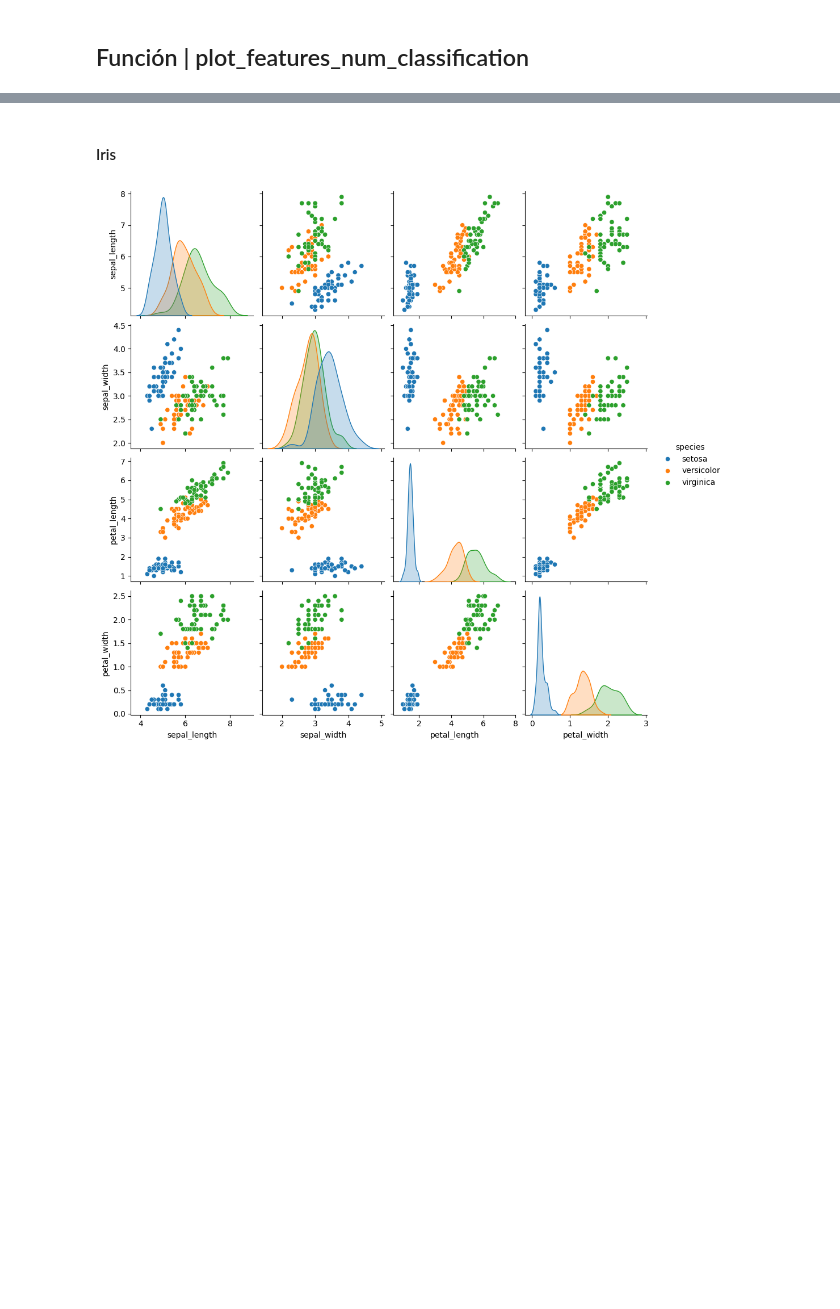
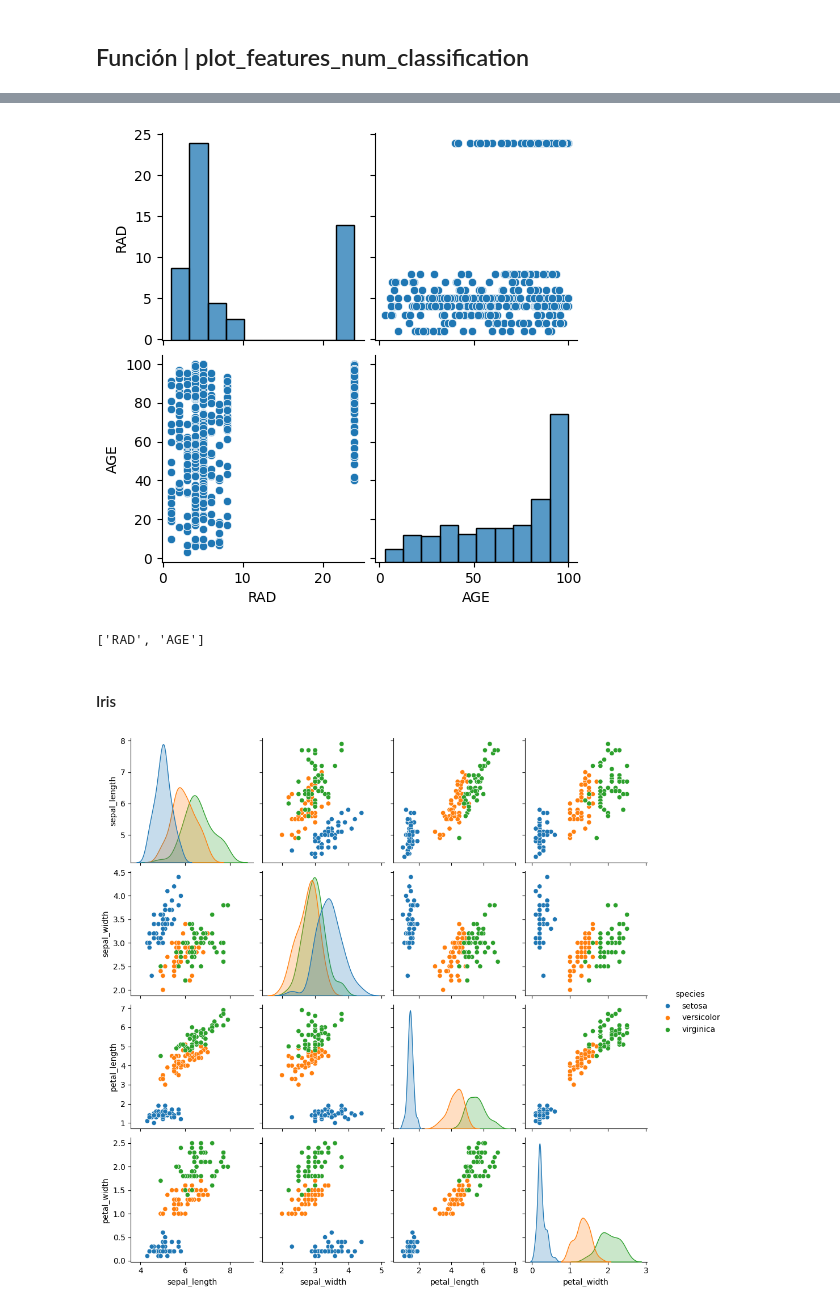
Before and after one commit to marosor/ML_Toolbox, a Jupyter notebook: Toolbox_ML_II_prueba/Final_Prueba/Toolbox_Inputs_II.ipynb, the cells around one changed output, grey strips where cells are left out. Saved outputs shown, nothing was run; the diff lists cells and outputs as text; code cells hidden in the pictures; blank space fills up the shorter version.

```diff
--- a/Toolbox_ML_II_prueba/Final_Prueba/Toolbox_Inputs_II.ipynb
+++ b/Toolbox_ML_II_prueba/Final_Prueba/Toolbox_Inputs_II.ipynb
@@ -136,3 +199,8 @@ get_features_num_classification(titanic, target_col = "alive")
+# %%
+plot_features_num_classification(boston, columns = ["RAD", "AGE"])
+# %% [output]
+[figure, added]
+['RAD', 'AGE']
 # %% [markdown]
 #### Iris
 # %%
```
Also changed, not shown: parts of 14 cells of this notebook, 1 other file.
